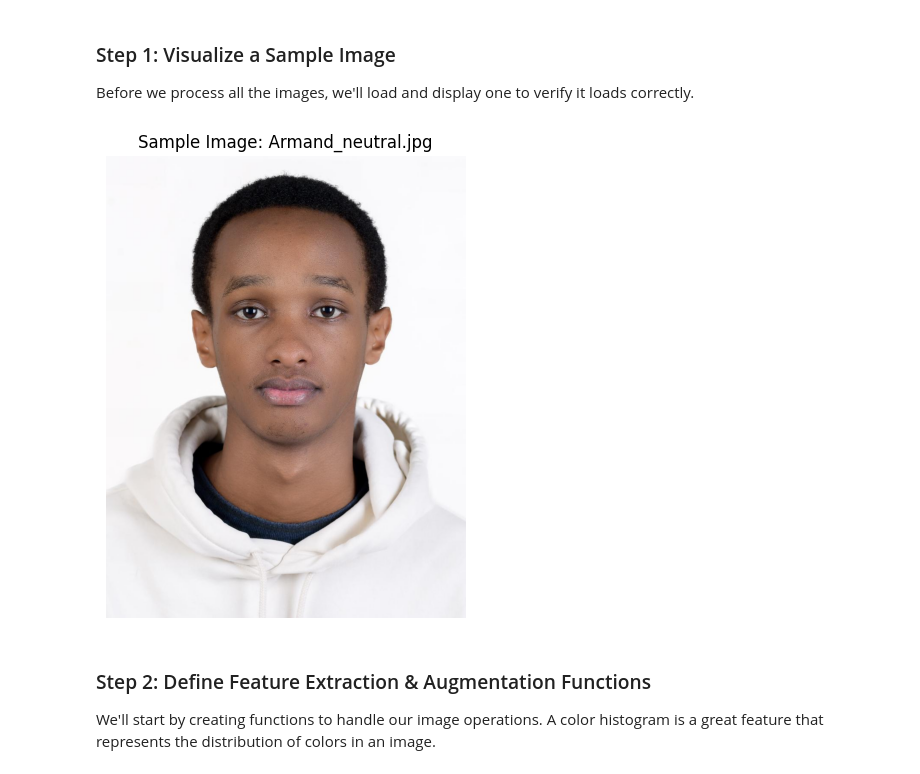
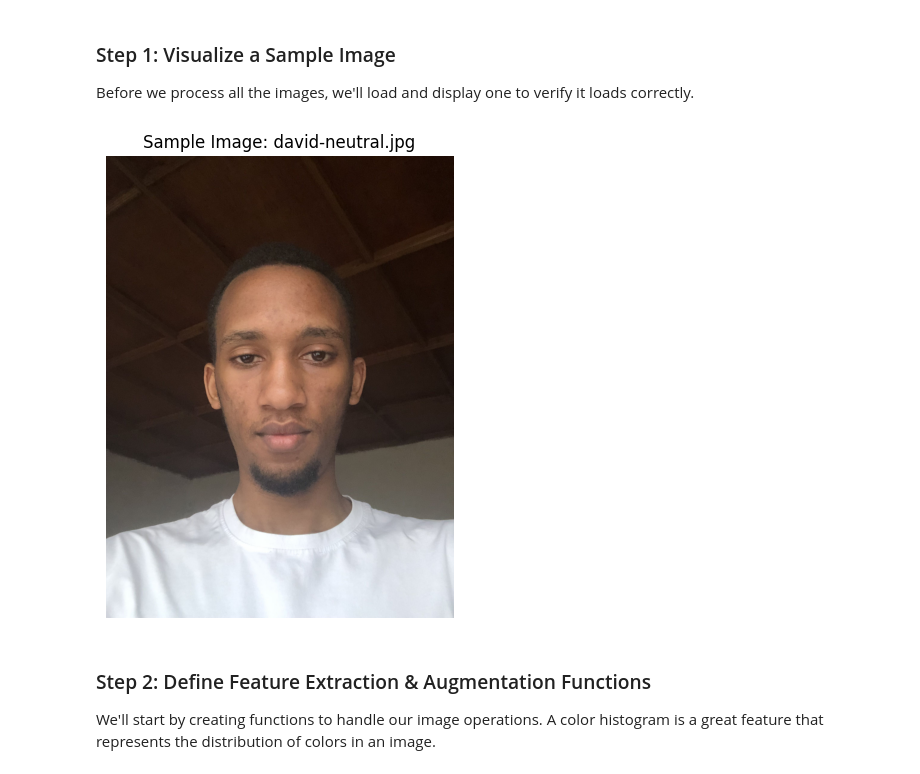
Before and after one commit to mugishasam123/echoFace, a Jupyter notebook: notebooks/audio_data_processing.ipynb, the cells around one changed output. Saved outputs shown, nothing was run; the diff lists cells and outputs as text; code cells hidden in the pictures.

```diff
--- a/notebooks/audio_data_processing.ipynb
+++ b/notebooks/audio_data_processing.ipynb
@@ -226,20 +227,20 @@ In this section, we will process the raw facial images. The process involves:
 Before we process all the images, we'll load and display one to verify it loads correctly.
 # %%
 # Load a sample image
-sample_image_path = '../data/images/Armand_neutral.jpg'
+sample_image_path = '../data/images/david-neutral.jpg'
 image = cv2.imread(sample_image_path)
 
 # Convert from BGR to RGB for correct color display
 image_rgb = cv2.cvtColor(image, cv2.COLOR_BGR2RGB)
 
 # Display the image
 plt.figure(figsize=(6, 6))
 plt.imshow(image_rgb)
 plt.title(f'Sample Image: {os.path.basename(sample_image_path)}')
 plt.axis('off') # Hide the axes
 plt.show()
 # %% [output]
-[figure, old version]
+[figure, new version]
 # %% [markdown]
 ### Step 2: Define Feature Extraction & Augmentation Functions
 We'll start by creating functions to handle our image operations. A color histogram is a great feature that represents the distribution of colors in an image.
```
Also changed, not shown: parts of 4 cells of this notebook, 1 other file.
